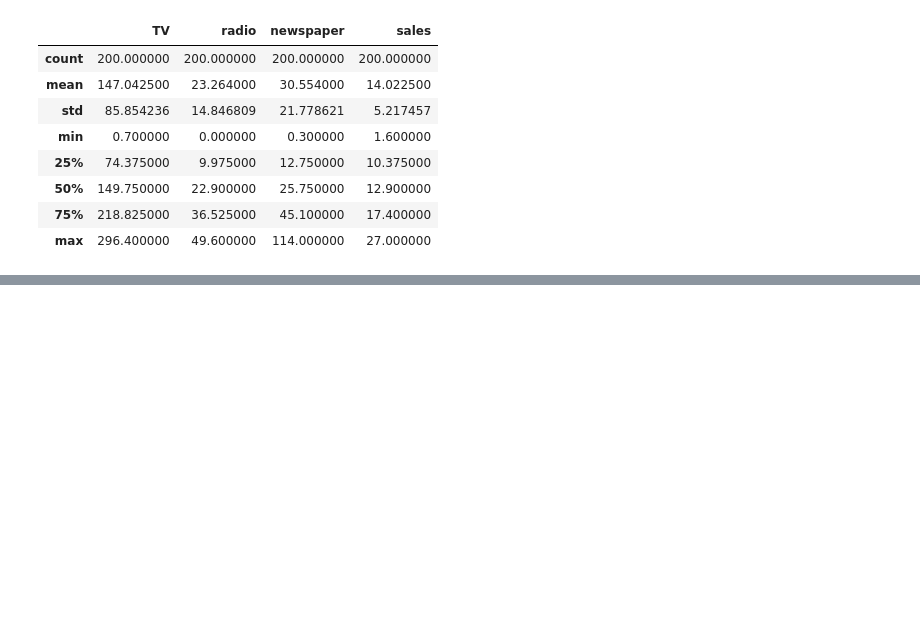
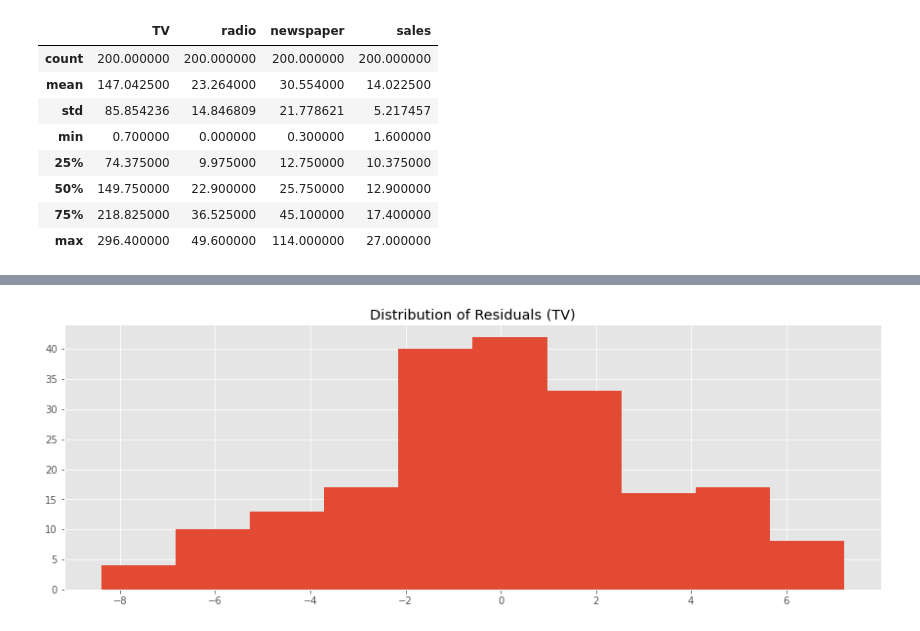
Before and after one commit to learn-co-curriculum/dsc-linear-regression-statsmodels-lab, a Jupyter notebook: index.ipynb, the cells around one changed output, grey strips where cells are left out. Drawn from its saved outputs; the diff is of its cells as text; code cells hidden in the pictures; blank space fills up the shorter version.

```diff
--- a/index.ipynb
+++ b/index.ipynb
@@ -318,0 +221,9 @@ In this lab, you ran a complete regression analysis with a simple dataset. You u
+# %%
+# __SOLUTION__
+# Plotting residual histogram
+fig, ax = plt.subplots(figsize=(15,5))
+
+ax.hist(results.resid)
+ax.set_title("Distribution of Residuals (TV)");
+# %% [output]
+[figure, added]
```
Also changed, not shown: parts of 85 cells of this notebook, 11 other files.
